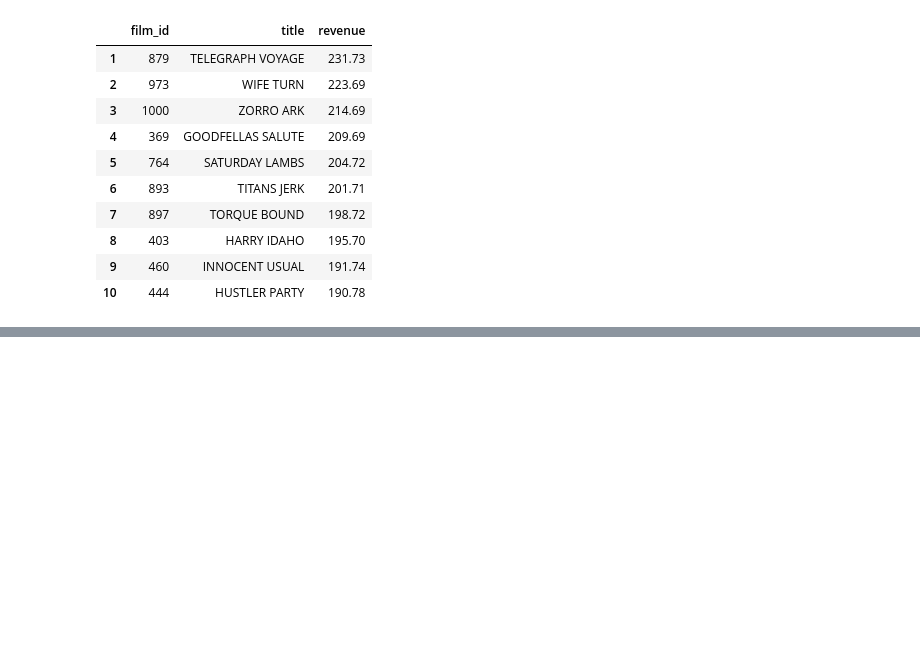
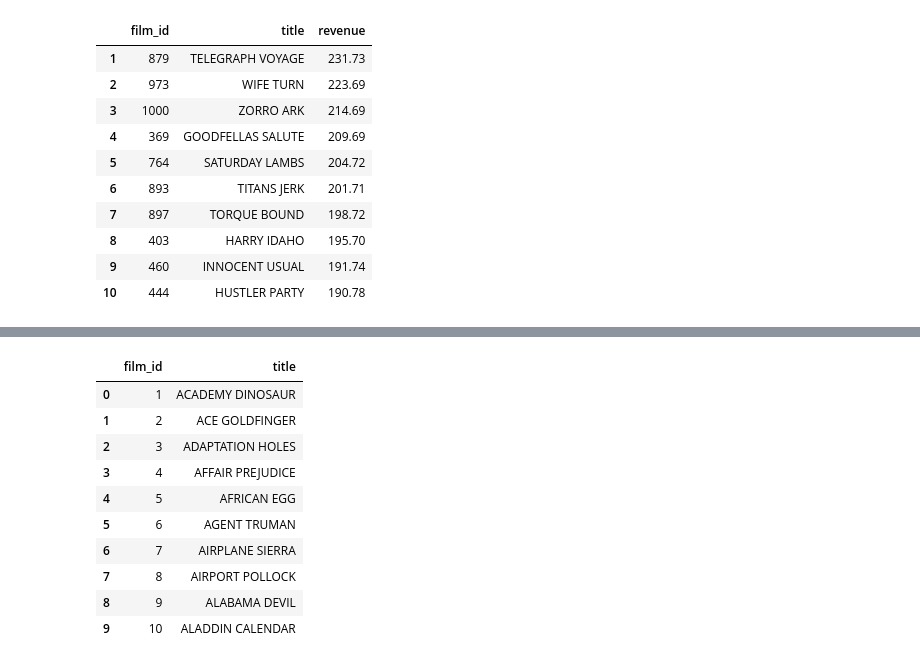
Before and after one commit to Akina-Aoki/sql_lab1_aira_franco, a Jupyter notebook: duckdb_pandas.ipynb, the cells around one changed output, grey strips where cells are left out. Cells and saved outputs as stored; diff of their text form; code cells hidden in the pictures; blank space fills up the shorter version.

```diff
--- a/duckdb_pandas.ipynb
+++ b/duckdb_pandas.ipynb
@@ -893,0 +933,21 @@ Tables/cols: film -> film_category -> category
+# %%
+# Peek at the film table
+duckdb.sql ("""
+SELECT
+    film_id, title
+FROM film
+ORDER BY film_id
+LIMIT 10;
+            """).df()
+# %% [output]
+|  | film_id | title |
+| 0 | 1 | ACADEMY DINOSAUR |
+| 1 | 2 | ACE GOLDFINGER |
+| 2 | 3 | ADAPTATION HOLES |
+| 3 | 4 | AFFAIR PREJUDICE |
+| 4 | 5 | AFRICAN EGG |
+| 5 | 6 | AGENT TRUMAN |
+| 6 | 7 | AIRPLANE SIERRA |
+| 7 | 8 | AIRPORT POLLOCK |
+| 8 | 9 | ALABAMA DEVIL |
+| 9 | 10 | ALADDIN CALENDAR |
```
Also changed, not shown: parts of 29 cells of this notebook.
